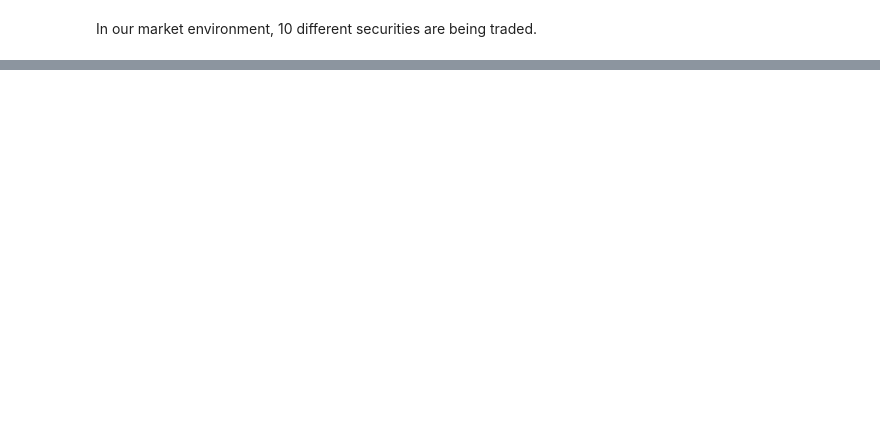
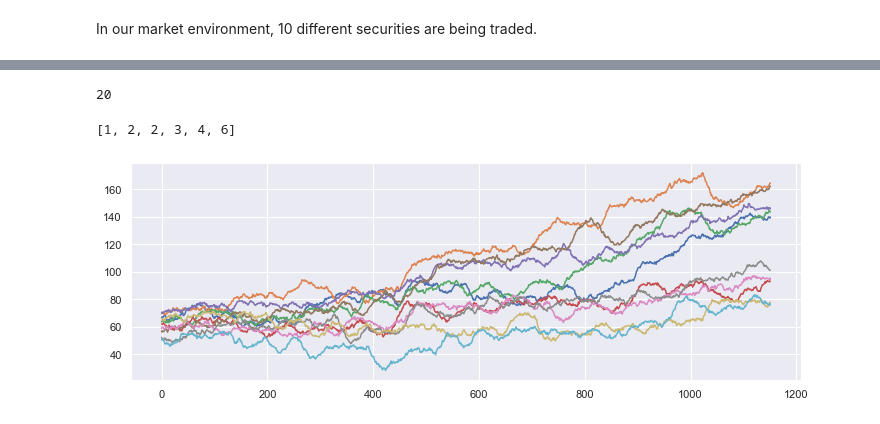
Before and after one commit to smurve/cfds-capstone, a Jupyter notebook: Creating_Training_Data.ipynb, the cells around one changed output, grey strips where cells are left out. Saved outputs shown, nothing was run; the diff lists cells and outputs as text; code cells hidden in the pictures; blank space fills up the shorter version.

```diff
--- a/Creating_Training_Data.ipynb
+++ b/Creating_Training_Data.ipynb
@@ -134,0 +135,18 @@ VSCH
+# %%
+len(factory.data)
+# %% [output]
+20
+# %%
+[1, 2, 2] + [3,4 ,6]
+# %% [output]
+[1, 2, 2, 3, 4, 6]
+# %%
+all_tickers = []
+for ds in factory.data:
+    all_tickers.append(list(ds.keys()))
+# %%
+setno = 9
+for i in range(10):
+    plt.plot(factory.prices_for(all_tickers[setno][i], index=setno));
+# %% [output]
+[figure, added]
```
Also changed, not shown: parts of 9 cells of this notebook, 7 other files.
